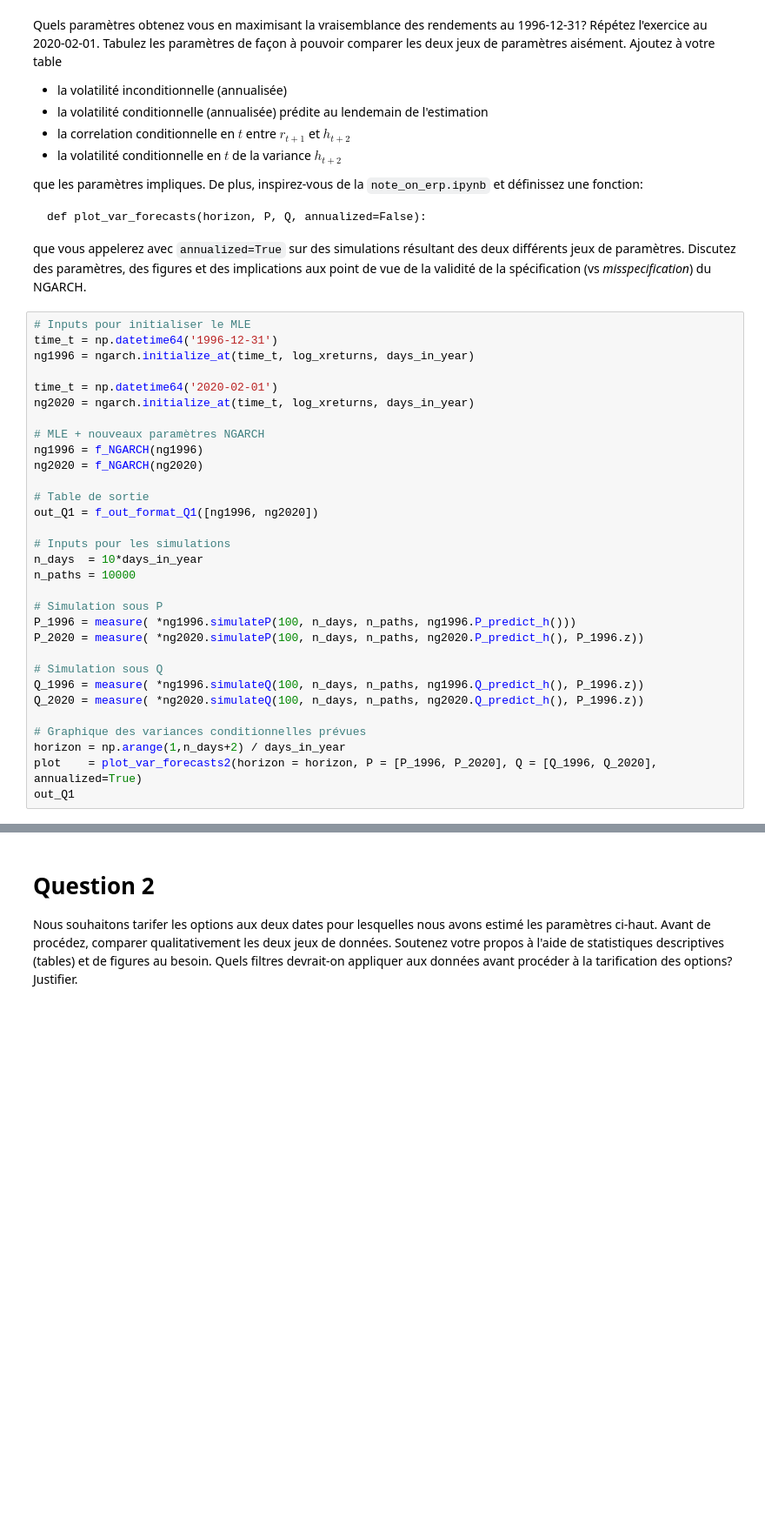
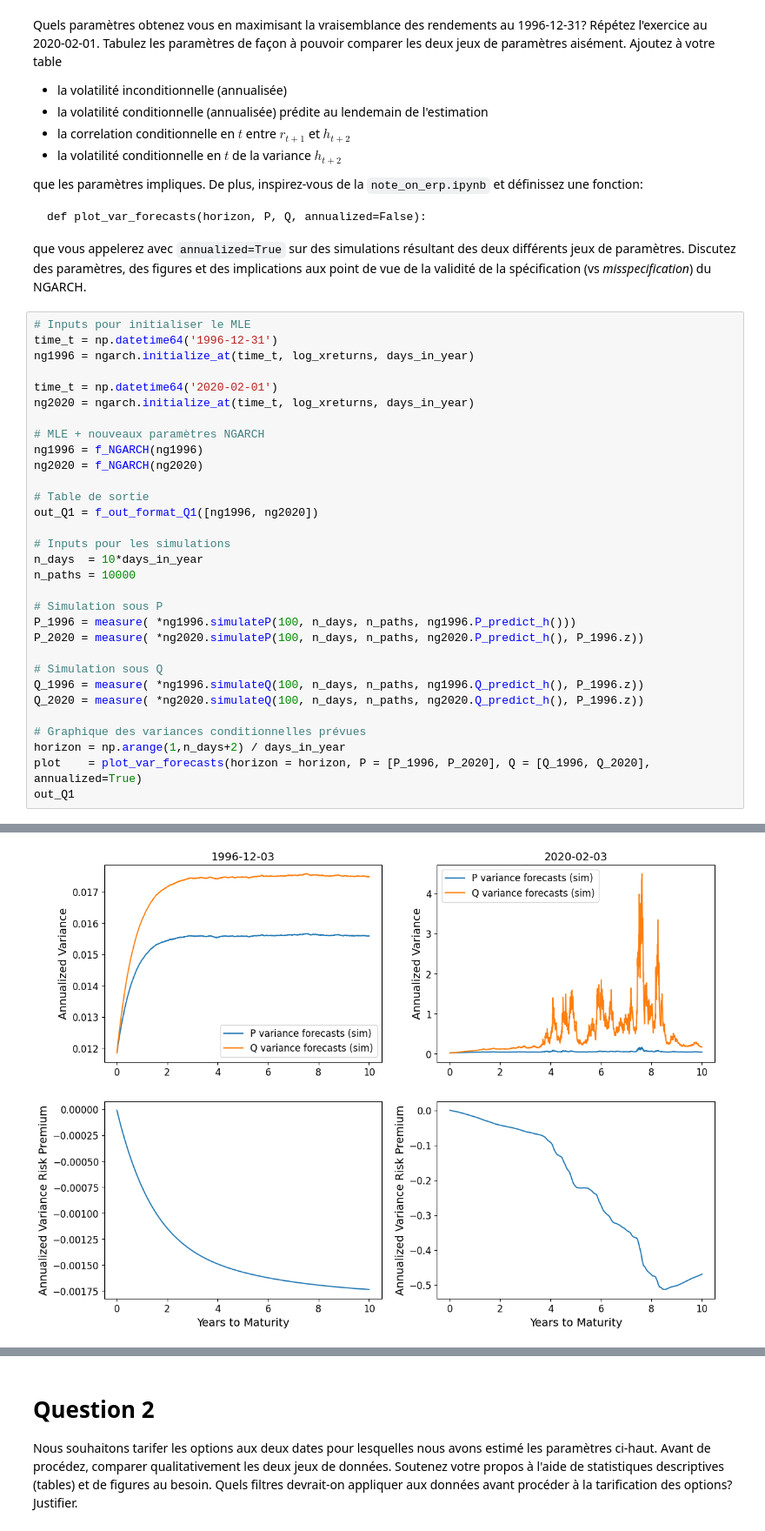
Before and after one commit to widelc/TP2_PD, a Jupyter notebook: assignment2.ipynb, the cells around one changed output, grey strips where cells are left out. Shown at 87% size. Saved outputs shown, nothing was run; the diff lists cells and outputs as text; blank space fills up the shorter version.

```diff
--- a/assignment2.ipynb
+++ b/assignment2.ipynb
@@ -88,5 +93,6 @@ Q_2020 = measure( *ng2020.simulateQ(100, n_days, n_paths, ng2020.Q_predict_h(),
 
 # Graphique des variances conditionnelles prévues
 horizon = np.arange(1,n_days+2) / days_in_year
-plot    = plot_var_forecasts2(horizon = horizon, P = [P_1996, P_2020], Q = [Q_1996, Q_2020], annualized=True)
+plot    = plot_var_forecasts(horizon = horizon, P = [P_1996, P_2020], Q = [Q_1996, Q_2020], annualized=True)
 out_Q1
+# %% [output]
@@ -92,0 +102 @@ out_Q1
+[figure, added]
```
Also changed, not shown: parts of 21 cells of this notebook, 2 other files.
